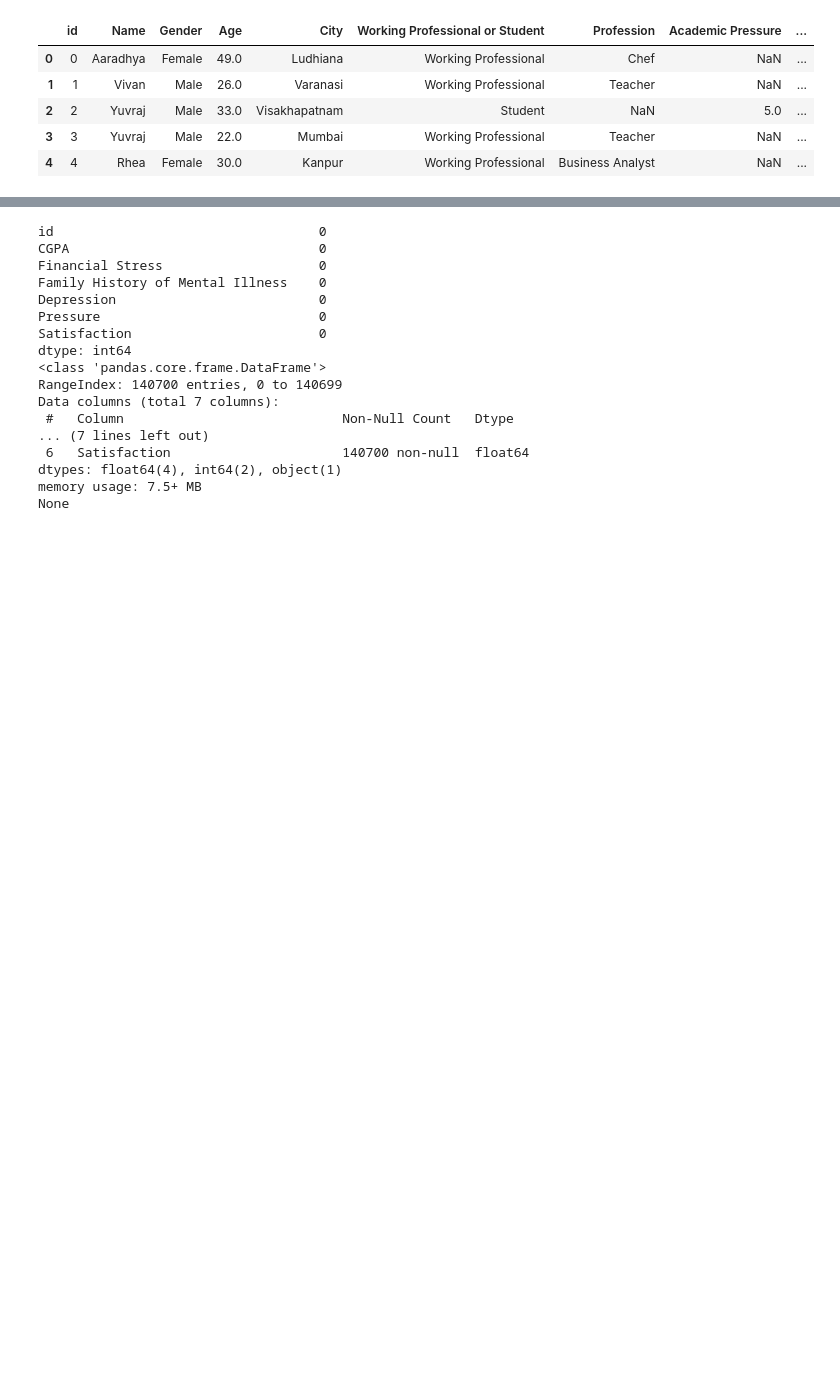
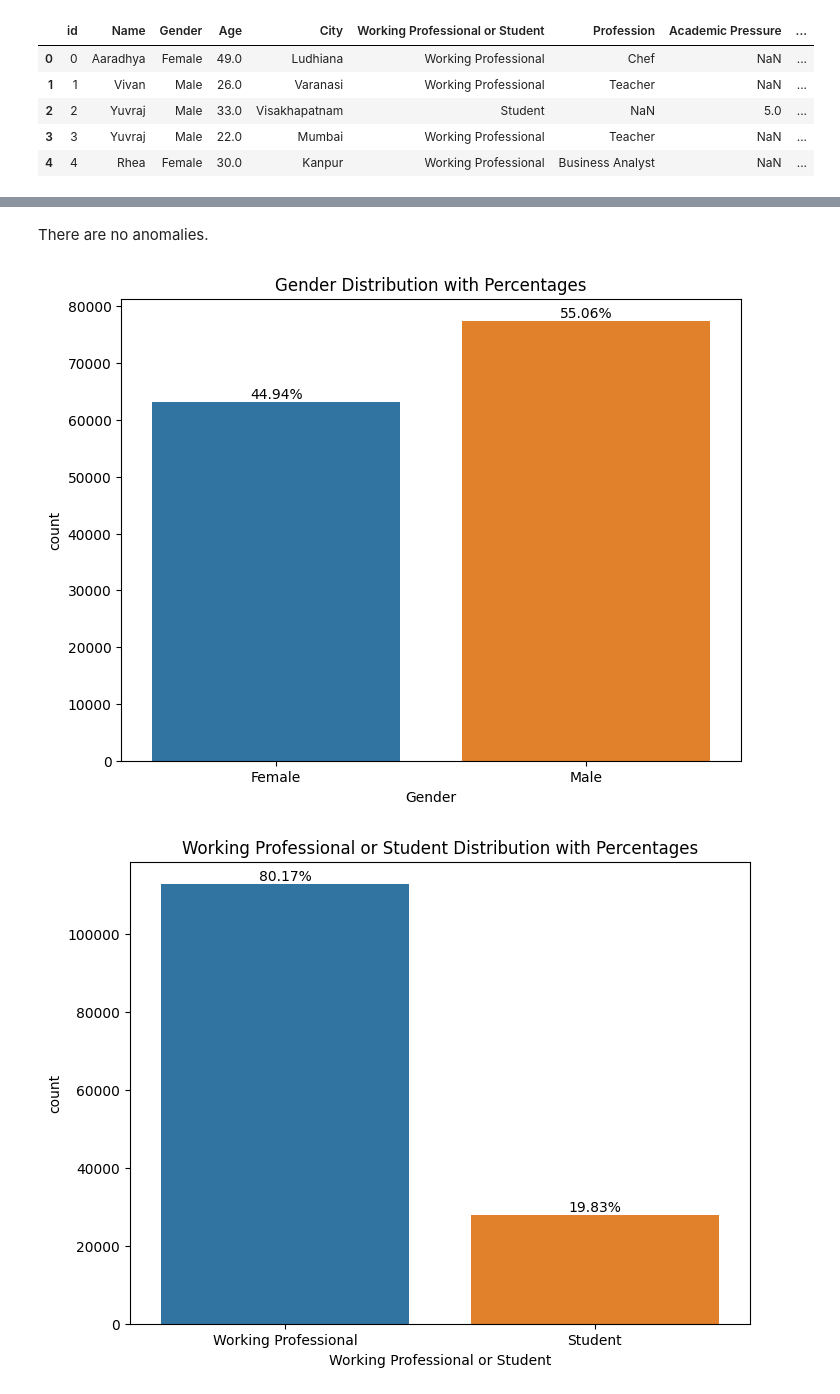
Before and after one commit to 1vanytska/mfai-kaggle, a Jupyter notebook: notebook.ipynb, the cells around one changed output, grey strips where cells are left out. Drawn from its saved outputs; the diff is of its cells as text; code cells hidden in the pictures; blank space fills up the shorter version.

Commit message:
Kaggle Notebook | Mental Health | Exploratory Data Analysis - EDA

```diff
--- a/notebook.ipynb
+++ b/notebook.ipynb
@@ -100,21 +126,42 @@ train.drop(['Name', 'City', 'Profession', 'Academic Pressure', 'Work Pressure',
-# %%
-print(train.isnull().sum())
-print(train.info())
-# %% [output]
-id                                  0
-CGPA                                0
-Financial Stress                    0
-Family History of Mental Illness    0
-Depression                          0
-Pressure                            0
-Satisfaction                        0
-dtype: int64
-<class 'pandas.core.frame.DataFrame'>
-RangeIndex: 140700 entries, 0 to 140699
-Data columns (total 7 columns):
- #   Column                            Non-Null Count   Dtype
-... (7 lines left out)
- 6   Satisfaction                      140700 non-null  float64
-dtypes: float64(4), int64(2), object(1)
-memory usage: 7.5+ MB
-None
+# %% [markdown]
+There are no anomalies.
+# %%
+# Function to add interest
+def add_percentage(ax, total):
+    for p in ax.patches:
+        percentage = f"{100 * p.get_height() / total:.2f}%"
+        x = p.get_x() + p.get_width() / 2
+        y = p.get_height()
+        ax.annotate(percentage, (x, y), ha="center", va="bottom")
+
+# Bar plots for categorical variables
+# 1. Gender
+plt.figure(figsize=(8, 6))
+ax = sns.countplot(x='Gender', data=train)
+add_percentage(ax, len(train))
+plt.title('Gender Distribution with Percentages')
+plt.show()
+
+# 2. Working Professional or Student
+plt.figure(figsize=(8, 6))
+ax = sns.countplot(x='Working Professional or Student', data=train)
+add_percentage(ax, len(train))
+plt.title('Working Professional or Student Distribution with Percentages')
+plt.show()
+
+# 3. Suicidal Thoughts
+plt.figure(figsize=(8, 6))
+ax = sns.countplot(x='Have you ever had suicidal thoughts ?', data=train)
+add_percentage(ax, len(train))
+plt.title('Suicidal Thoughts Distribution with Percentages')
+plt.show()
+
+# 4. Family History of Mental Illness
+plt.figure(figsize=(8, 6))
+ax = sns.countplot(x='Family History of Mental Illness', data=train)
+add_percentage(ax, len(train))
+plt.title('Family History of Mental Illness Distribution with Percentages')
+plt.show()
+# %% [output]
+[figure, added]
+[figure, added]
```
Also changed, not shown: parts of 14 cells of this notebook.
